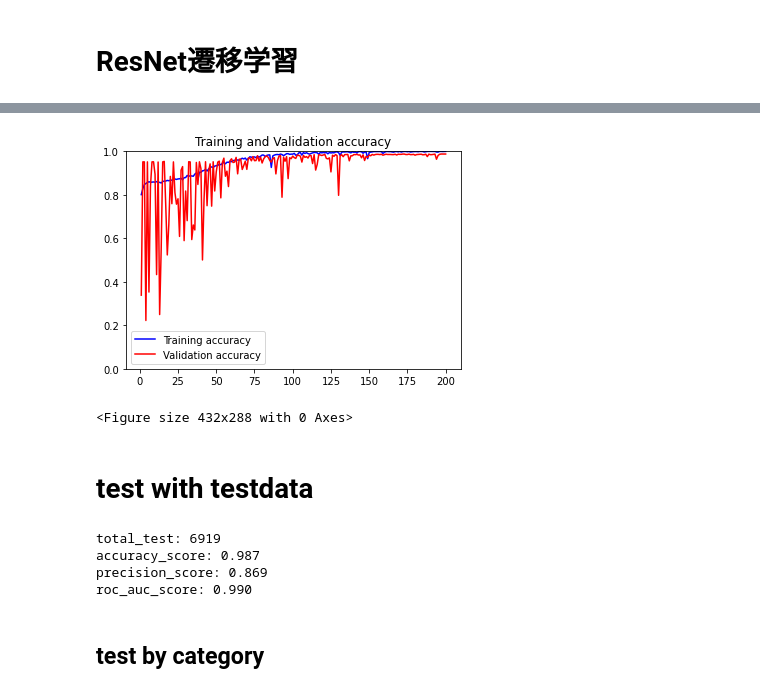
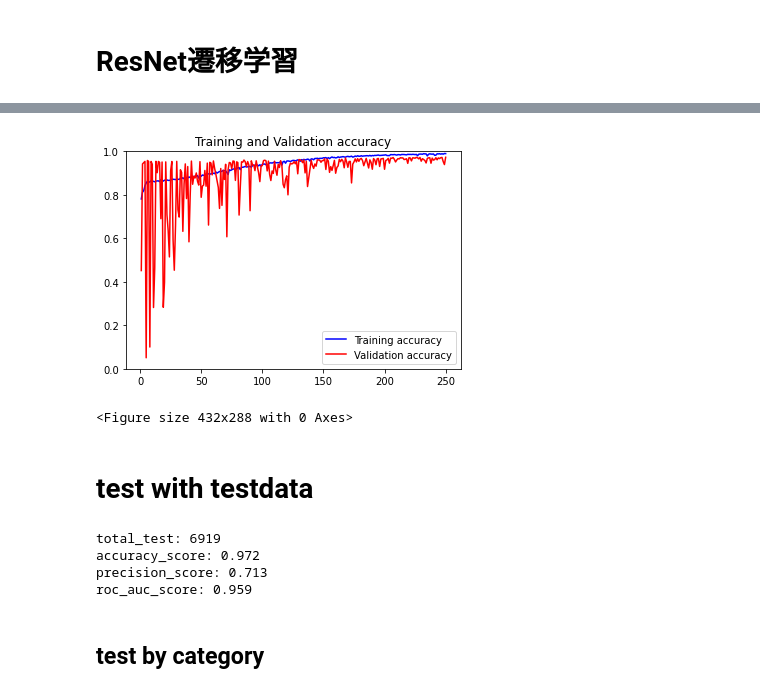
Before and after one commit to DDDog-WANG/NDAcquisition, a Jupyter notebook: Classification/ClassifyCNN.ipynb, the cells around one changed output, grey strips where cells are left out. Drawn from its saved outputs; the diff is of its cells as text; code cells hidden in the pictures.

```diff
--- a/Classification/ClassifyCNN.ipynb
+++ b/Classification/ClassifyCNN.ipynb
@@ -223,7 +223,7 @@ weights = torch.tensor([(len(DataPad_01)+len(DataPad_02Nami))/len(DataPad_01),
                         (len(DataPad_01)+len(DataPad_02Nami))/len(DataPad_02Nami)]).cuda()
 loss_function = nn.CrossEntropyLoss(weight=weights)
 
-optimizer = torch.optim.Adam(model.parameters(), lr=0.01)  # 定义优化器
+optimizer = torch.optim.Adam(model.parameters(), lr=0.1)  # 定义优化器
 scheduler = torch.optim.lr_scheduler.ExponentialLR(optimizer, gamma=0.99) # 定义衰减策略
 
 
@@ -237,7 +237,7 @@ lossvalid=[]
 Accuracytrain=[]
 Accuracyvalid=[]
 # %%
-n_epoches = 200
+n_epoches = 50
 for epoch in range(n_epoches):
     losses_train = []
     losses_valid = []
@@ -300,16 +300,16 @@ EPOCH: 199, Train [Loss: 0.001, Accuracy: 1.000], Valid [Loss: 0.696, Accuracy:
 # %%
 # train processing plot
-n_epoches = 200
+n_epoches = 250
 epochs=range(1,n_epoches+1)
 plt.ylim(0,1.0)
 plt.plot(epochs,Accuracytrain,'b',label='Training accuracy')
 plt.plot(epochs, Accuracyvalid,'r',label='Validation accuracy')
 plt.title('Training and Validation accuracy')
 plt.legend()
 plt.figure()
 plt.show()
 # %% [output]
-[figure, old version]
+[figure, new version]
 <Figure size 432x288 with 0 Axes>
 # %% [markdown]
 # test with testdata
@@ -340,9 +340,9 @@ print('precision_score: {:.3f}'.format(precision_score(y,y_pred)))
 print('roc_auc_score: {:.3f}'.format(roc_auc_score(y, out_pred)))
 # %% [output]
 total_test: 6919
-accuracy_score: 0.987
-precision_score: 0.869
-roc_auc_score: 0.990
+accuracy_score: 0.972
+precision_score: 0.713
+roc_auc_score: 0.959
 # %% [markdown]
 ## test by category
 # %%
```
Also changed, not shown: parts of 3 cells of this notebook.
